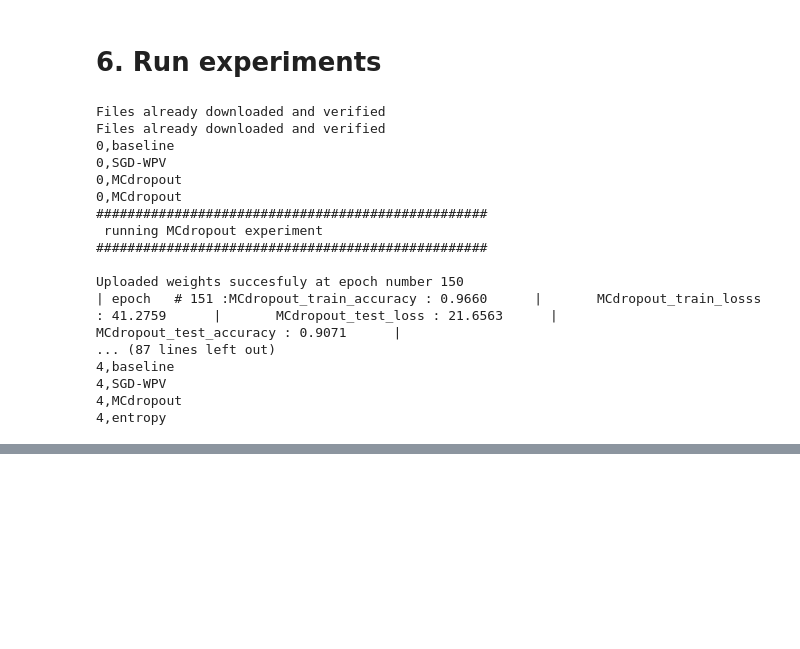
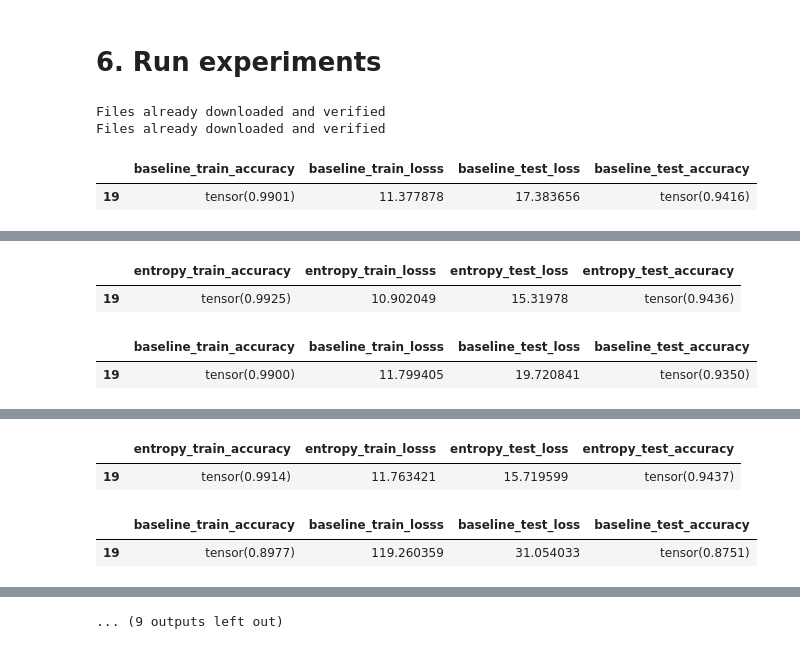
Before and after one commit to AfekIlayAdler/UNI-2020-DeepLearning, a Jupyter notebook: Final_Project/cifar_10/cifar_resent_18.ipynb, the cells around one changed output, grey strips where cells are left out. Saved outputs shown, nothing was run; the diff lists cells and outputs as text; code cells hidden in the pictures; blank space fills up the shorter version.

```diff
--- a/Final_Project/cifar_10/cifar_resent_18.ipynb
+++ b/Final_Project/cifar_10/cifar_resent_18.ipynb
@@ -367,7 +365,7 @@ def get_train_test_loaders(batch_size):
 # %% [markdown]
 # 5. Configurations
 # %%
-ROOT_PATH = '/content/drive/My Drive/university/projects/DL/Project/experiments/cifar/resnet18_150/'
+ROOT_PATH = '/content/drive/My Drive/university/projects/DL/Project/project_204249239_308402163/experiments/cifar/resnet18/'
 MODEL_WEIGHTS_DIR = 'model_weights'
 GRAPHS_FOLDER_NAME = 'graphs'
 PER_SAMPLE_RESULTS_DIR = 'per_samples_results'
@@ -380,67 +378,54 @@ BATCH_SIZE = 128
 def get_base_config():
   ####################################################################
   # model consistency options
-  SAVE_TO_CHECKPOINTS = True # if ture, saves model.name_epcoch file into the weights folder
+  SAVE_TO_CHECKPOINTS = False # if ture, saves model.name_epcoch file into the weights folder
   LOAD_CHECKPOINTS = True # # if ture, every epoch tries to load pretrained weights
   ####################################################################
   # if needed, can be modified to upload the 'best model'
-  return Config(lr = 0.0001,
+  return Config(lr = 0.1,
                 epochs = 170,
                 warmup_epochs = 150,
                 eps= 0.00001,
                 step_size=2,
-                gamma=0.1,
+                gamma=0.001,
                 weight_decay=5e-4,
                 dropout_std_n_times = 15,
                 momentum = 0.9,
-                milestones=[250,350],
-                save_points=[170],
+                milestones=[150],
+                save_points=[100,150,170],
                 save_model = SAVE_TO_CHECKPOINTS,
                 upload_model = LOAD_CHECKPOINTS,
                 model_weights_path = model_weights_dir,
                 batch_size = BATCH_SIZE)
-EXPERIMENTS = ['baseline', 'SGD-WPV', 'MCdropout', 'entropy'
-              ] # ['MCdropout']#
+EXPERIMENTS = ['baseline', 'SGD-WPV', 'MCdropout', 'entropy']
 # %% [markdown]
 # 6. Run experiments
 # %%
 def run_exp(exp_name,seed):
   # create weights directory
   create_directories([graphs_dir,model_weights_dir,sample_results_dir])
   print(f"{'#'*50} \n running {exp_name} experiment\n{'#'*50} \n")
   config.add_attributes(model_name = exp_name,seed=seed)
   trainer = Trainer(ResnetAll(),config)
   trainer.fit(trainloader, testloader, exp_name)
   convergence_results = trainer.get_results()
   per_sample_results = trainer.get_test_per_sample_predictions()
   return convergence_results, per_sample_results
 
 config = get_base_config()
 trainloader, testloader = get_train_test_loaders(BATCH_SIZE)
 for seed in np.arange(5):
   for exp in EXPERIMENTS:
     convergence_path = Path(f"{sample_results_dir}/convergence_results_{exp}_seed_{seed}.csv")
     per_sample_path = Path(f"{sample_results_dir}/per_sample_results_{exp}_seed_{seed}.csv")
-    print (f'{seed},{exp}')
     if not (convergence_path.exists() and per_sample_path.exists()):
       convergence_results, per_sample_results = run_exp(exp,seed)
       convergence_results.to_csv(convergence_path, index=False)
       per_sample_results.to_csv(per_sample_path, index=False)
+    else:
+      display(pd.read_csv(convergence_path).tail(1))
 # %% [output]
 Files already downloaded and verified
 Files already downloaded and verified
-0,baseline
-0,SGD-WPV
-0,MCdropout
-0,MCdropout
-##################################################
- running MCdropout experiment
-##################################################
-
-Uploaded weights succesfuly at epoch number 150
-| epoch   # 151 :MCdropout_train_accuracy : 0.9660      |       MCdropout_train_losss : 41.2759      |       MCdropout_test_loss : 21.6563      |       MCdropout_test_accuracy : 0.9071      |
-... (87 lines left out)
-4,baseline
-4,SGD-WPV
-4,MCdropout
-4,entropy
+|  | baseline_train_accuracy | baseline_train_losss | baseline_test_loss | baseline_test_accuracy |
+| 19 | tensor(0.9901) | 11.377878 | 17.383656 | tensor(0.9416) |
@@ -446,0 +436,4 @@ Uploaded weights succesfuly at epoch number 150
+|  | entropy_train_accuracy | entropy_train_losss | entropy_test_loss | entropy_test_accuracy |
+| 19 | tensor(0.9925) | 10.902049 | 15.31978 | tensor(0.9436) |
+|  | baseline_train_accuracy | baseline_train_losss | baseline_test_loss | baseline_test_accuracy |
+| 19 | tensor(0.9900) | 11.799405 | 19.720841 | tensor(0.9350) |
@@ -446,0 +444,4 @@ Uploaded weights succesfuly at epoch number 150
+|  | entropy_train_accuracy | entropy_train_losss | entropy_test_loss | entropy_test_accuracy |
+| 19 | tensor(0.9914) | 11.763421 | 15.719599 | tensor(0.9437) |
+|  | baseline_train_accuracy | baseline_train_losss | baseline_test_loss | baseline_test_accuracy |
+| 19 | tensor(0.8977) | 119.260359 | 31.054033 | tensor(0.8751) |
@@ -446,0 +452 @@ Uploaded weights succesfuly at epoch number 150
+... (9 outputs left out)
```
Also changed, not shown: parts of 3 cells of this notebook.
